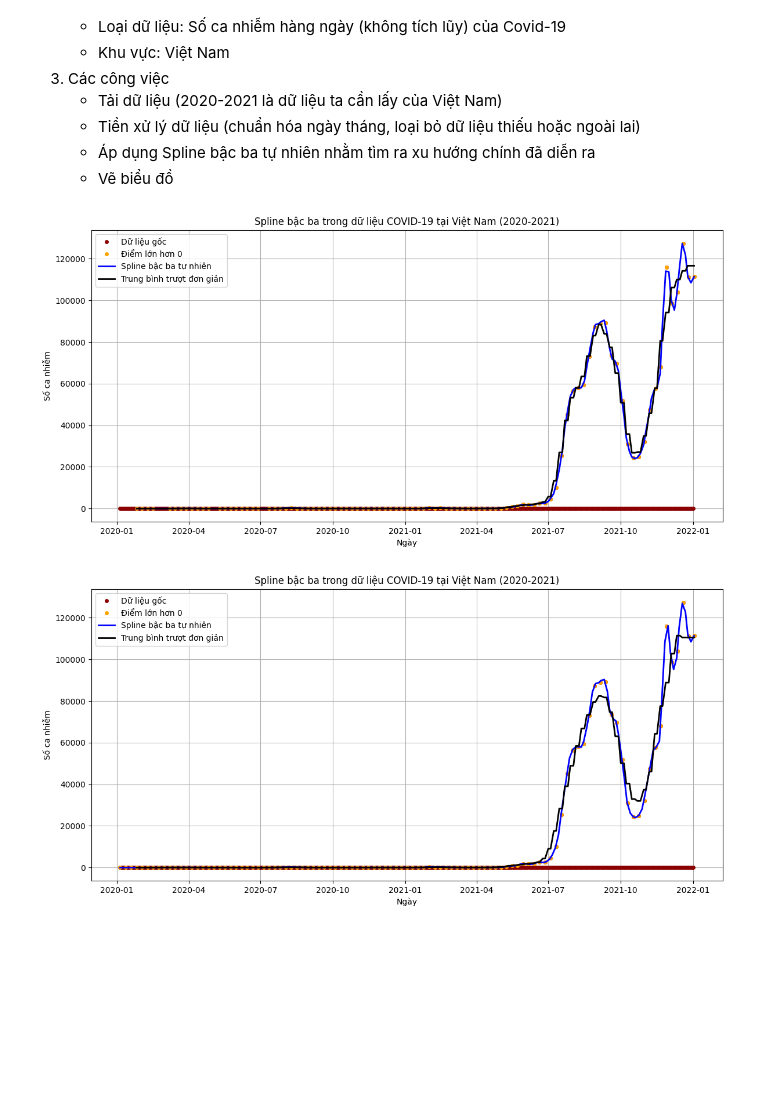
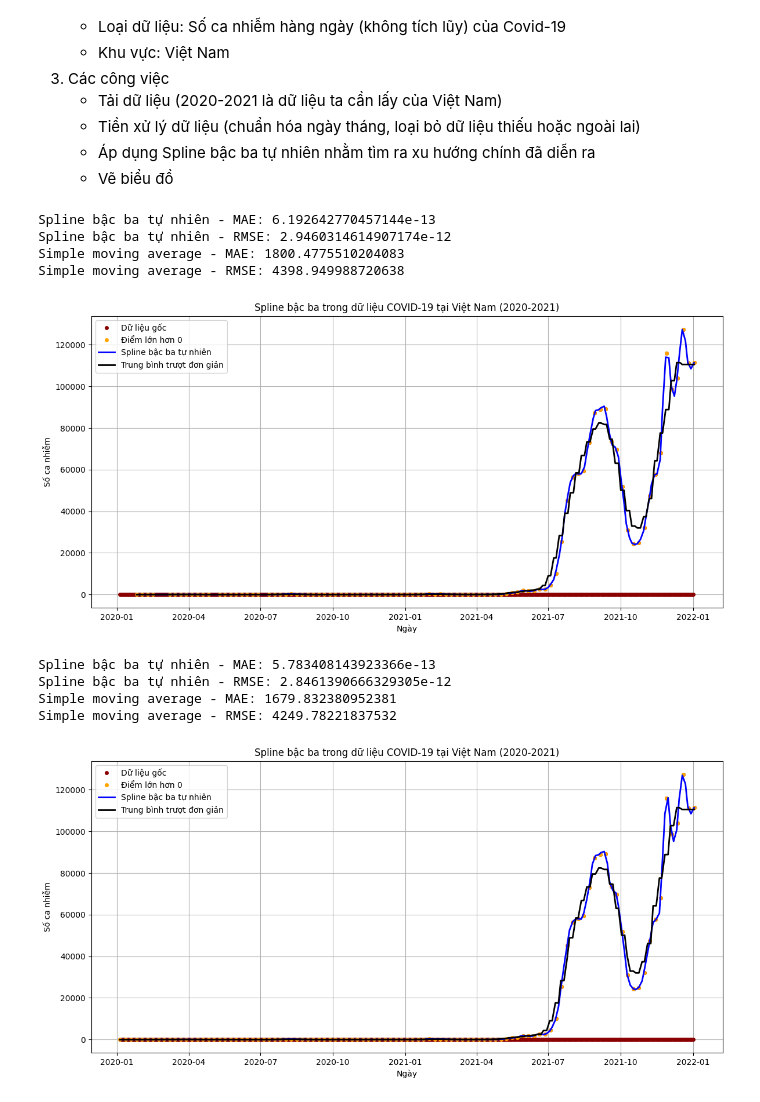
Before and after one commit to AkiraTomori/Interpolation, a Jupyter notebook: 23127379.ipynb, the cells around one changed output. Saved outputs shown, nothing was run; the diff lists cells and outputs as text; code cells hidden in the pictures; blank space fills up the shorter version.

Commit message:
Error added

```diff
--- a/23127379.ipynb
+++ b/23127379.ipynb
@@ -312,38 +334,59 @@ df_vn_full["date"] = pd.to_datetime(df_vn_full["date"])
 df_vn_full = df_vn_full[(df_vn_full["date"] >= "2020-01-01") & (df_vn_full["date"] <= "2022-01-02")]
 df_vn_full = df_vn_full.dropna(subset=['new_cases'])
 df_vn_full["days"] = (df_vn_full["date"] - df_vn_full["date"].min()).dt.days
 
 df_vn_nonzero = df_vn_full[df_vn_full["new_cases"] > 0]
 days_nonzero = df_vn_nonzero["days"].tolist()
 new_cases_nonzero = df_vn_nonzero["new_cases"].tolist()
 
 spline_model_2 = NaturalCubicSpline(days_nonzero, new_cases_nonzero)
-
 x_smooth = np.linspace(min(days_nonzero), max(days_nonzero), 200)
 y_smooth = [spline_model_2.interpolate(xi) for xi in x_smooth]
 
-ma_model = MovingAverage(days_nonzero, new_cases_nonzero, window_size=3)
+ma_model = MovingAverage(days_nonzero, new_cases_nonzero, window_size=5)
 ma_x = np.linspace(min(days_nonzero), max(days_nonzero), 200)
 ma_y = ma_model.smooth(ma_x.tolist())
 
 date_start = df_vn_full["date"].min()
 date_smooth = pd.to_datetime([date_start + pd.Timedelta(days=int(x)) for x in x_smooth])
 date_ma = pd.to_datetime([date_start + pd.Timedelta(days=int(x)) for x in ma_x])
+
+y_true_spline = new_cases_nonzero
+y_pred_spline = [spline_model_2.interpolate(x) for x in days_nonzero]
+
+mae_spline = mean_absolute_error(y_true_spline, y_pred_spline)
+rmse_spline = np.sqrt(mean_squared_error(y_true_spline, y_pred_spline))
+
+y_true_ma = new_cases_nonzero
+y_pred_ma = [ma_model.predict(x) for x in days_nonzero]
+
+mae_ma = mean_absolute_error(y_true_ma, y_pred_ma)
+rmse_ma = np.sqrt(mean_squared_error(y_true_ma, y_pred_ma))
+
+print("Spline bậc ba tự nhiên - MAE:", mae_spline)
+print("Spline bậc ba tự nhiên - RMSE:", rmse_spline)
+print("Simple moving average - MAE:", mae_ma)
+print("Simple moving average - RMSE:", rmse_ma)
+
 
 plot_covid_interpolation(
     date_original=df_vn_full["date"],
     new_cases_original=df_vn_full["new_cases"],
     date_nonzero=df_vn_nonzero["date"],
     new_cases_nonzero=df_vn_nonzero["new_cases"],
     date_spline=date_smooth,
     new_cases_spline=y_smooth,
     date_loess=date_ma,
     new_cases_loess=ma_y
 )
 # %% [output]
+Spline bậc ba tự nhiên - MAE: 6.192642770457144e-13
+Spline bậc ba tự nhiên - RMSE: 2.9460314614907174e-12
+Simple moving average - MAE: 1800.4775510204083
+Simple moving average - RMSE: 4398.949988720638
-[figure, old version]
+[figure, new version]
 # %%
-df = pd.read_csv("owid-covid-data.csv")
+df = pd.read_csv("data.csv")
 
 df_vn_full = df[df["location"] == "Vietnam"]
 df_vn_full = df_vn_full[["date", "new_cases"]]
@@ -357,18 +400,35 @@ df_sampled = df_vn_full.iloc[::7].copy()  # lấy mỗi dòng cách 7 dòng (7 n
 days_sampled = df_sampled["days"].tolist()
 new_cases_sampled = df_sampled["new_cases"].tolist()
 
-spline_model = NaturalCubicSpline(days_sampled, new_cases_sampled)
+spline_model_2 = NaturalCubicSpline(days_sampled, new_cases_sampled)
 
 x_smooth = np.linspace(min(days_sampled), max(days_sampled), 200)
-y_smooth = [spline_model.interpolate(xi) for xi in x_smooth]
+y_smooth = [spline_model_2.interpolate(xi) for xi in x_smooth]
 
-ma_model = MovingAverage(days_nonzero, new_cases_nonzero, window_size=5)
-ma_x = np.linspace(min(days_nonzero), max(days_nonzero), 200)
+ma_model = MovingAverage(days_sampled, new_cases_sampled, window_size=5)
+ma_x = np.linspace(min(days_sampled), max(days_sampled), 200)
 ma_y = ma_model.smooth(ma_x.tolist())
 
 date_start = df_vn_full["date"].min()
 date_smooth = pd.to_datetime([date_start + pd.Timedelta(days=int(x)) for x in x_smooth])
 date_ma = pd.to_datetime([date_start + pd.Timedelta(days=int(x)) for x in ma_x])
+
+y_true_spline = new_cases_sampled
+y_pred_spline = [spline_model_2.interpolate(x) for x in days_sampled]
+
+mae_spline = mean_absolute_error(y_true_spline, y_pred_spline)
+rmse_spline = np.sqrt(mean_squared_error(y_true_spline, y_pred_spline))
+
+y_true_ma = new_cases_sampled
+y_pred_ma = [ma_model.predict(x) for x in days_sampled]
+
+mae_ma = mean_absolute_error(y_true_ma, y_pred_ma)
+rmse_ma = np.sqrt(mean_squared_error(y_true_ma, y_pred_ma))
+
+print("Spline bậc ba tự nhiên - MAE:", mae_spline)
+print("Spline bậc ba tự nhiên - RMSE:", rmse_spline)
+print("Simple moving average - MAE:", mae_ma)
+print("Simple moving average - RMSE:", rmse_ma)
 
 plot_covid_interpolation(
     date_original=df_vn_full["date"],
@@ -381,4 +441,8 @@ plot_covid_interpolation(
     new_cases_loess=ma_y
 )
 # %% [output]
+Spline bậc ba tự nhiên - MAE: 5.783408143923366e-13
+Spline bậc ba tự nhiên - RMSE: 2.8461390666329305e-12
+Simple moving average - MAE: 1679.832380952381
+Simple moving average - RMSE: 4249.78221837532
-[figure, old version]
+[figure, new version]
```
Also changed, not shown: parts of 2 cells of this notebook, 1 other file.
